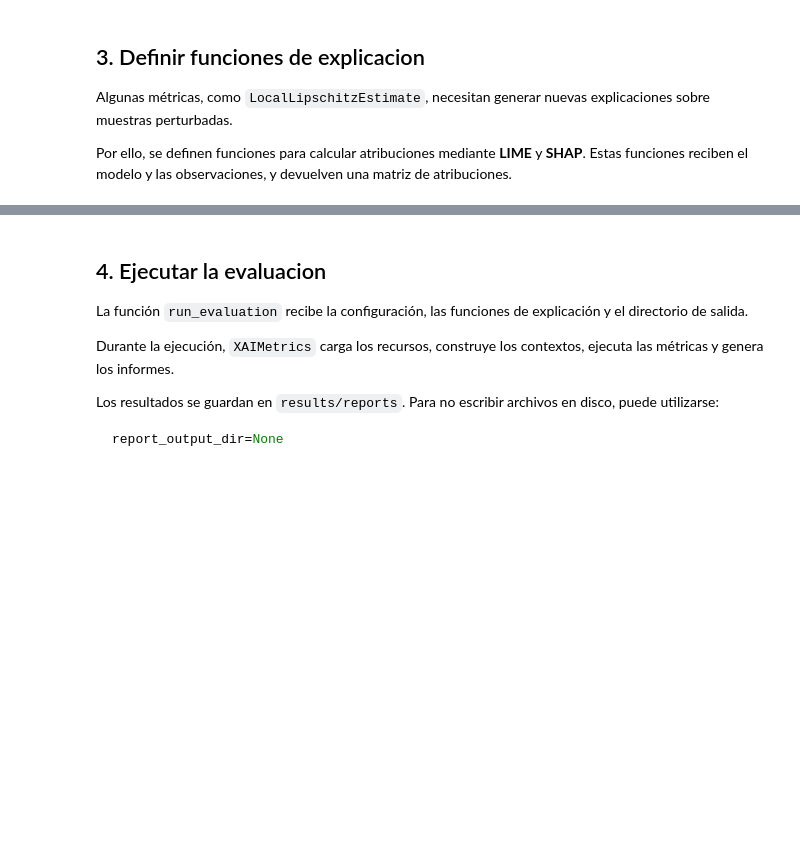
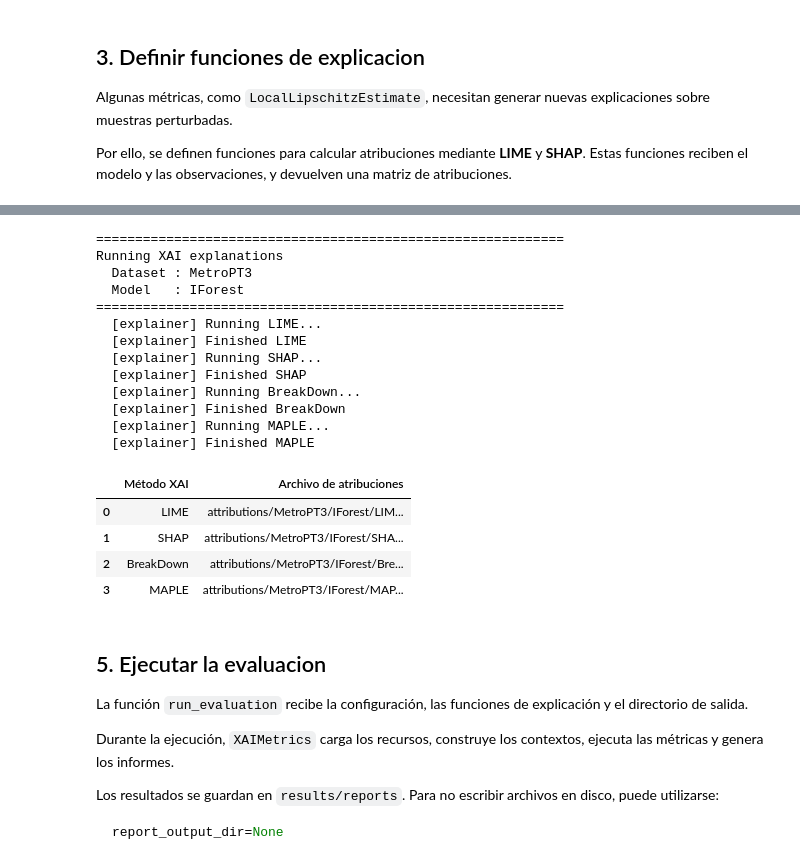
Before and after one commit to kdis-lab/XAIMetrics, a Jupyter notebook: examples/uso_basico.ipynb, the cells around one changed output, grey strips where cells are left out. Drawn from its saved outputs; the diff is of its cells as text; code cells hidden in the pictures; blank space fills up the shorter version.

```diff
--- a/examples/uso_basico.ipynb
+++ b/examples/uso_basico.ipynb
@@ -108,5 +119,43 @@ FileNotFoundError: [Errno 2] No such file or directory: 'data/MetroPT3/X_backgro
+# %%
+from xai_metrics.runner import run_explanation
+
+ATTRIBUTIONS_DIR = Path(config["context"]["attributions_dir"])
+
+explanation = run_explanation(
+    config=CONFIG_PATH,
+    model_loader=default_model_loader,
+    attribution_output_dir=ATTRIBUTIONS_DIR,
+)
+
+attribution_paths = explanation["attribution_paths"]
+
+display(
+    pd.DataFrame(
+        attribution_paths.items(),
+        columns=["Método XAI", "Archivo de atribuciones"],
+    )
+)
+# %% [output]
+============================================================
+Running XAI explanations
+  Dataset : MetroPT3
+  Model   : IForest
+============================================================
+  [explainer] Running LIME...
+  [explainer] Finished LIME
+  [explainer] Running SHAP...
+  [explainer] Finished SHAP
+  [explainer] Running BreakDown...
+  [explainer] Finished BreakDown
+  [explainer] Running MAPLE...
+  [explainer] Finished MAPLE
+|  | Método XAI | Archivo de atribuciones |
+| 0 | LIME | attributions/MetroPT3/IForest/LIM... |
+| 1 | SHAP | attributions/MetroPT3/IForest/SHA... |
+| 2 | BreakDown | attributions/MetroPT3/IForest/Bre... |
+| 3 | MAPLE | attributions/MetroPT3/IForest/MAP... |
 # %% [markdown]
-## 4. Ejecutar la evaluacion
+## 5. Ejecutar la evaluacion
 
 La función `run_evaluation` recibe la configuración, las funciones de explicación y el directorio de salida.
 
```
Also changed, not shown: parts of 7 cells of this notebook, 15 other files.
